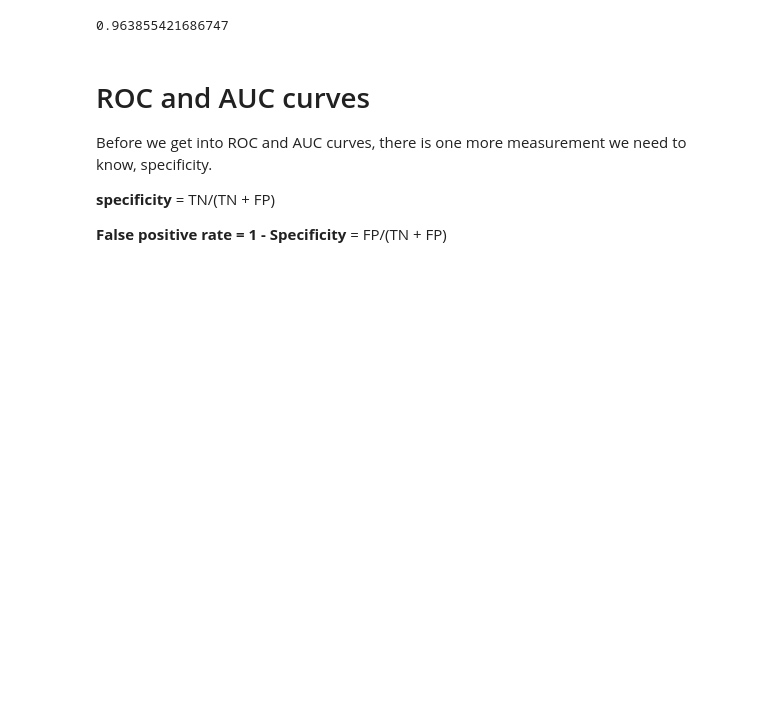
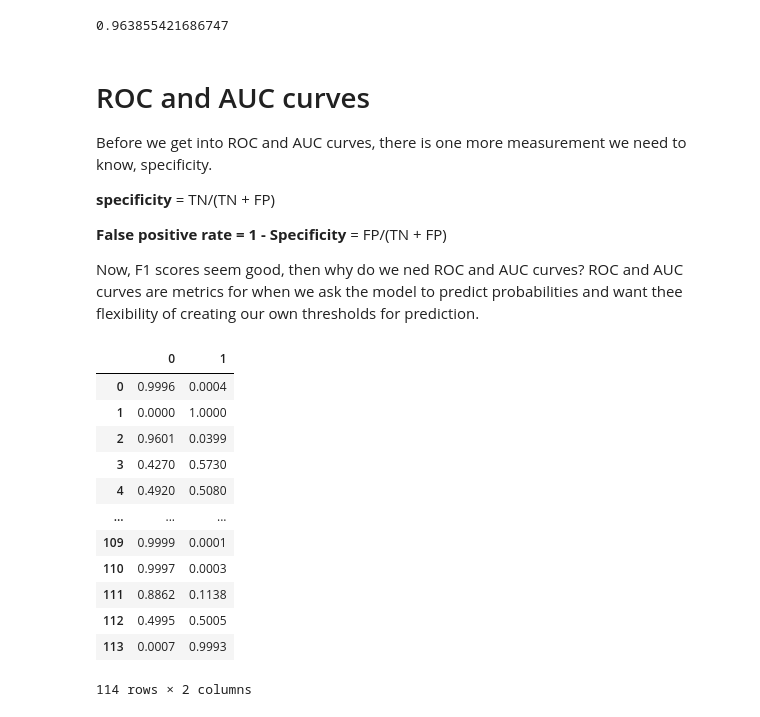
Before and after one commit to frenzytejask98/ML_TA_IIITB_2020, a Jupyter notebook: October_30/scores_metrics.ipynb, the cells around one changed output. Cells and saved outputs as stored; diff of their text form; code cells hidden in the pictures; blank space fills up the shorter version.

Commit message:
added F1 scores and AUROC concepts

```diff
--- a/October_30/scores_metrics.ipynb
+++ b/October_30/scores_metrics.ipynb
@@ -107,3 +108,5 @@ Before we get into ROC and AUC curves, there is one more measurement we need to
 **specificity** = TN/(TN + FP)
 
 **False positive rate = 1 - Specificity** =  FP/(TN + FP)
+
+Now, F1 scores seem good, then why do we ned ROC and AUC curves? ROC and AUC curves are metrics for when we ask the model to predict probabilities and want thee flexibility of creating our own thresholds for prediction.
@@ -109,0 +117,16 @@ Before we get into ROC and AUC curves, there is one more measurement we need to
+# %%
+pred
+# %% [output]
+|  | 0 | 1 |
+| 0 | 0.9996 | 0.0004 |
+| 1 | 0.0000 | 1.0000 |
+| 2 | 0.9601 | 0.0399 |
+| 3 | 0.4270 | 0.5730 |
+| 4 | 0.4920 | 0.5080 |
+| ... | ... | ... |
+| 109 | 0.9999 | 0.0001 |
+| 110 | 0.9997 | 0.0003 |
+| 111 | 0.8862 | 0.1138 |
+| 112 | 0.4995 | 0.5005 |
+| 113 | 0.0007 | 0.9993 |
+114 rows × 2 columns
```
Also changed, not shown: parts of 6 cells of this notebook, 1 other file.
